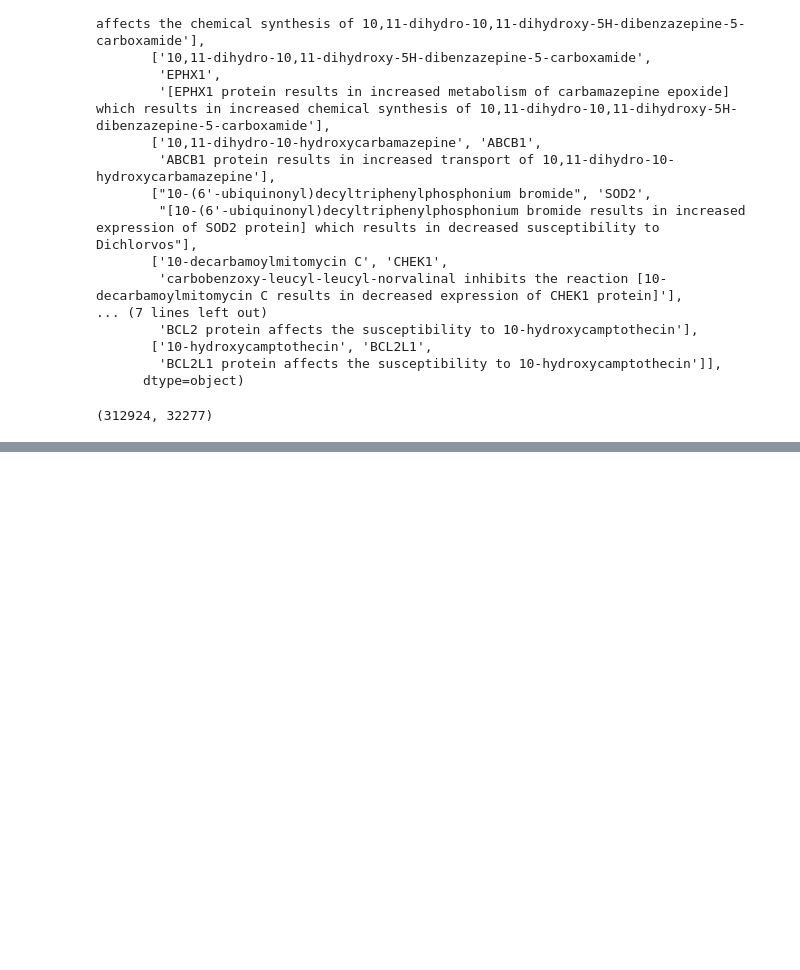
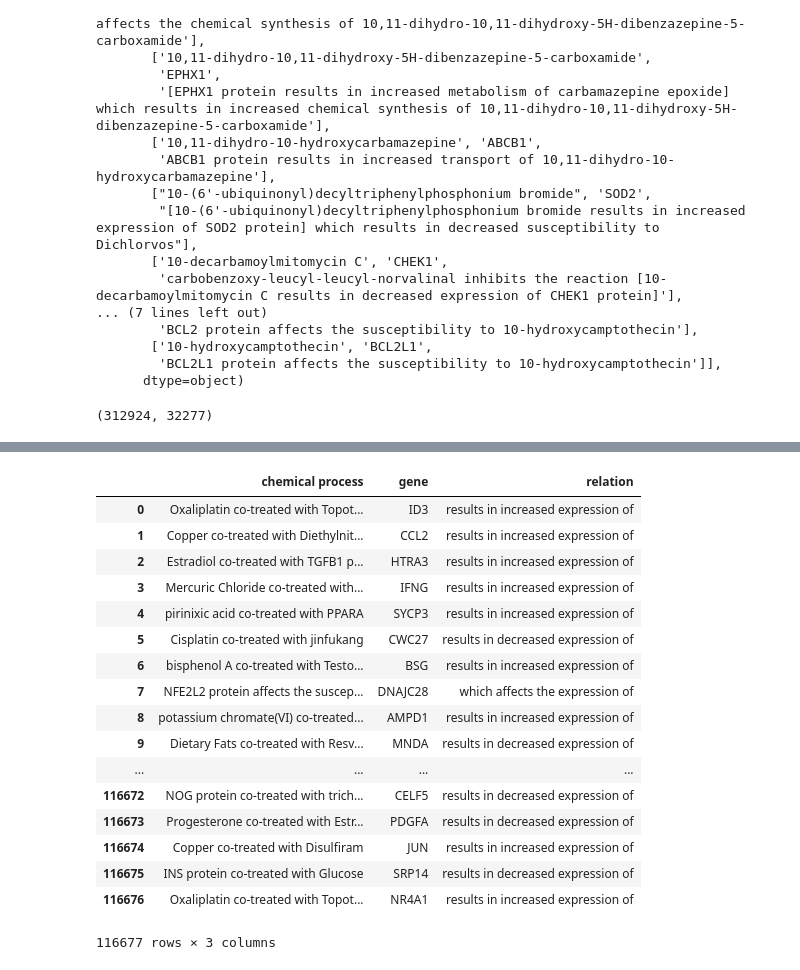
Before and after one commit to NYXFLOWER/DrugDiscovery, a Jupyter notebook: data/kg.ipynb, the cells around one changed output, grey strips where cells are left out. Drawn from its saved outputs; the diff is of its cells as text; code cells hidden in the pictures; blank space fills up the shorter version.

```diff
--- a/data/kg.ipynb
+++ b/data/kg.ipynb
@@ -211,0 +272,4 @@ del rr
+# %%
+tmp = pd.DataFrame(adj_compgene, columns=['chemical process', 'gene', 'relation'])
+tmp.to_csv('tmp/compgene.csv', index=False)
+tmp.head()
@@ -211,0 +283,21 @@ del rr
+# %%
+tmp
+# %% [output]
+|  | chemical process | gene | relation |
+| 0 | Oxaliplatin co-treated with Topot... | ID3 | results in increased expression of |
+| 1 | Copper co-treated with Diethylnit... | CCL2 | results in increased expression of |
+| 2 | Estradiol co-treated with TGFB1 p... | HTRA3 | results in increased expression of |
+| 3 | Mercuric Chloride co-treated with... | IFNG | results in increased expression of |
+| 4 | pirinixic acid co-treated with PPARA | SYCP3 | results in increased expression of |
+| 5 | Cisplatin co-treated with jinfukang | CWC27 | results in decreased expression of |
+| 6 | bisphenol A co-treated with Testo... | BSG | results in increased expression of |
+| 7 | NFE2L2 protein affects the suscep... | DNAJC28 | which affects the expression of |
+| 8 | potassium chromate(VI) co-treated... | AMPD1 | results in increased expression of |
+| 9 | Dietary Fats co-treated with Resv... | MNDA | results in decreased expression of |
+| ... | ... | ... | ... |
+| 116672 | NOG protein co-treated with trich... | CELF5 | results in decreased expression of |
+| 116673 | Progesterone co-treated with Estr... | PDGFA | results in decreased expression of |
+| 116674 | Copper co-treated with Disulfiram | JUN | results in increased expression of |
+| 116675 | INS protein co-treated with Glucose | SRP14 | results in decreased expression of |
+| 116676 | Oxaliplatin co-treated with Topot... | NR4A1 | results in increased expression of |
+116677 rows × 3 columns
```
Also changed, not shown: parts of 21 cells of this notebook.
